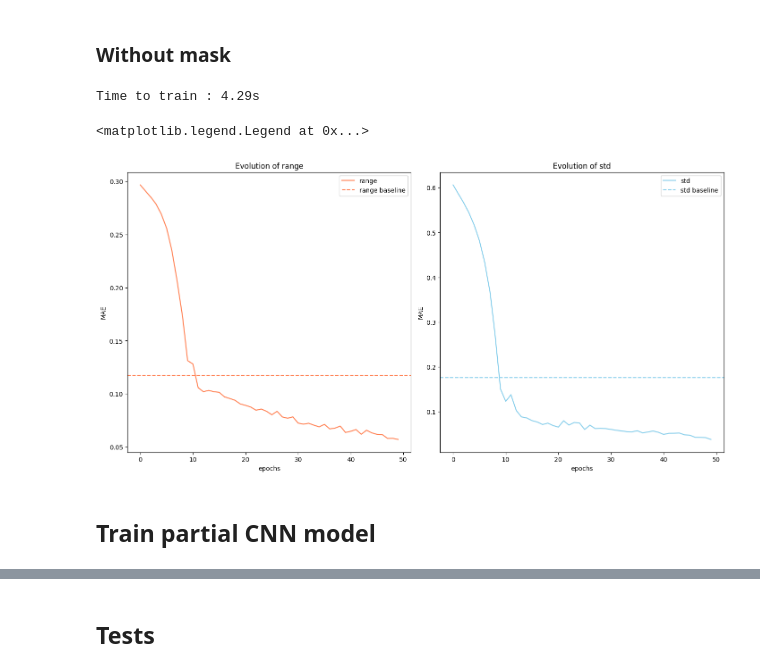
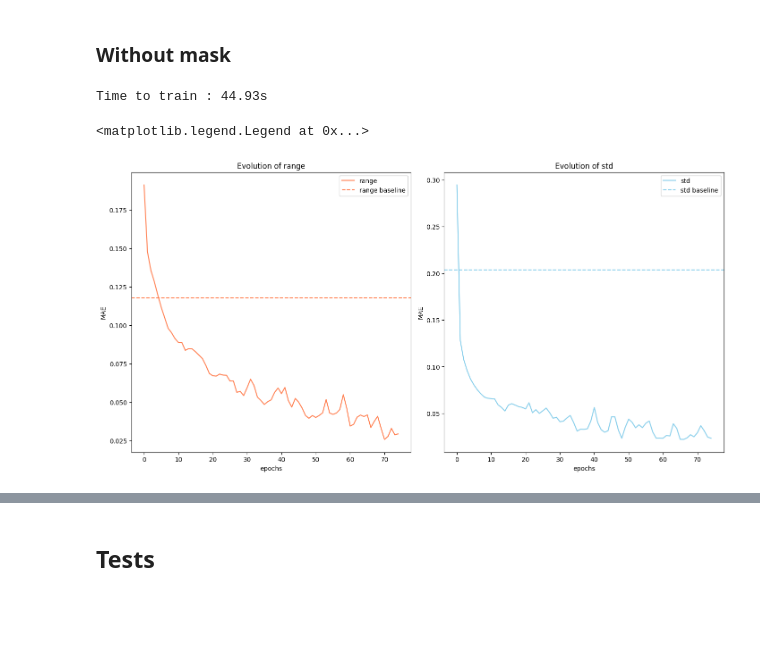
Before and after one commit to DarenXL/Neural_ST_inference, a Jupyter notebook: Code GNN/Amortized_Methods_Geostatistics_CNN-comparaison.ipynb, the cells around one changed output, grey strips where cells are left out. Cells and saved outputs as stored; diff of their text form; code cells hidden in the pictures; blank space fills up the shorter version.

```diff
--- a/Code GNN/Amortized_Methods_Geostatistics_CNN-comparaison.ipynb
+++ b/Code GNN/Amortized_Methods_Geostatistics_CNN-comparaison.ipynb
@@ -475,21 +401,21 @@ def train_cnn(model, optimizer, loader):
 # %% [markdown]
 ## Data
 # %%
-n_points = 40 # 1000
-n_train = 10 # 500
-n_test = 2 # 100
+n_points = 500
+n_train = 100
+n_test = 20
 
-batch_size = 2 # 20
+batch_size = 5
 # %%
 sampling_train_mask = datamaker(n_points, n_train, as_grid=False)
 
 dataset_grid_mask = datamaker_grid(sampling_train_mask, mask=True)
-loader_grid_mask = DataLoader(dataset_grid_mask, batch_size, shuffle=True)
+loader_grid_mask = DataLoader(dataset_grid_mask, batch_size, shuffle=False)
 # %%
 sampling_train_full = datamaker(n_points, n_train, as_grid=True)
 
 dataset_grid_full = datamaker_grid(sampling_train_full, mask=False)
-loader_grid_full = DataLoader(dataset_grid_full, batch_size, shuffle=True)
+loader_grid_full = DataLoader(dataset_grid_full, batch_size, shuffle=False)
 # %%
 sampling_test_mask = datamaker(n_points, n_test, as_grid=False)
 
@@ -501,5 +432,5 @@ loader_grid_test_full = DataLoader(datamaker_grid(sampling_test_full, mask=False
 # %%
-n_epochs = 50 # 100
+n_epochs = 75
 # %% [markdown]
 ## Train model with dense layer
 # %% [markdown]
@@ -659,7 +590,7 @@ Time to train : 4.10s
 ### Without mask
 # %%
 model_grid_nodense_full = CNN_network_nodense(in_channels=1).to(device)
-optimizer_grid = torch.optim.Adam(model_grid_nodense_full.parameters(), lr=1e-4)
+optimizer_grid = torch.optim.Adam(model_grid_nodense_full.parameters(), lr=1e-5)
 
 all_loss_train_nodense_full = torch.zeros((n_epochs, n_train,theta_size))
 
@@ -676,34 +607,32 @@ for epoch in t:
     )
 
     t.set_description(f"Epoch {epoch+1}/{n_epochs}")
     t.set_postfix(loss=f"{loss.mean(dim=0)}")
     all_loss_train_nodense_full[epoch] = loss
 
 time_train_nodense_full = time.time() - time_train_nodense_full
 
 print(f"Time to train : {time_train_nodense_full:.2f}s")
 
 all_loss_train_nodense_full= all_loss_train_nodense_full.detach().numpy()
 
 fig_train_nodense_full, ax = plt.subplots(1, 2, figsize=(14, 7), constrained_layout=True)
 ax[0].plot(all_loss_train_nodense_full.mean(axis=1)[:,0], 'coral', label='range')
 ax[1].plot(all_loss_train_nodense_full.mean(axis=1)[:,1], 'skyblue',label='std')
 
 based, _ = baseline_mae(dataset_grid_full)
 ax[0].axhline(based[0],color='coral', ls='--', label='range baseline')
 plt.axhline(based[1],color='skyblue', ls='--', label='std baseline')
 
 ax[0].set_title('Evolution of range')
 ax[1].set_title('Evolution of std')
 ax[0].set_xlabel('epochs')
 ax[1].set_xlabel('epochs')
 ax[0].set_ylabel('MAE')
 ax[1].set_ylabel('MAE')
 ax[0].legend()
 ax[1].legend()
 # %% [output]
-Time to train : 4.29s
+Time to train : 44.93s
 <matplotlib.legend.Legend at 0x...>
-[figure, old version]
+[figure, new version]
-# %% [markdown]
-## Train partial CNN model
```
Also changed, not shown: parts of 24 cells of this notebook, 1 other file.
